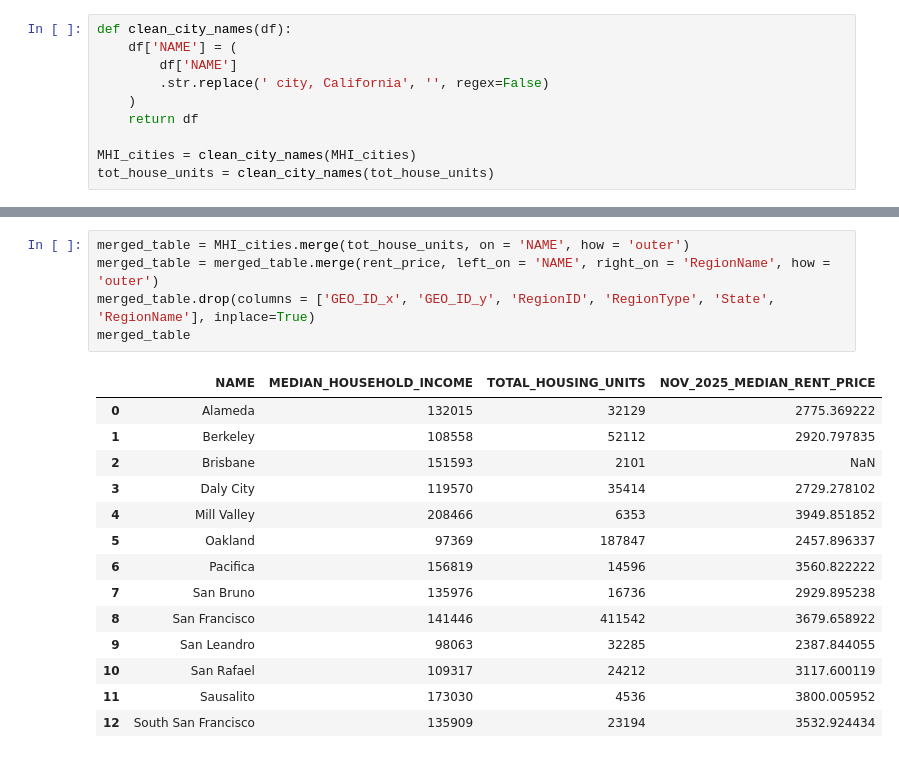
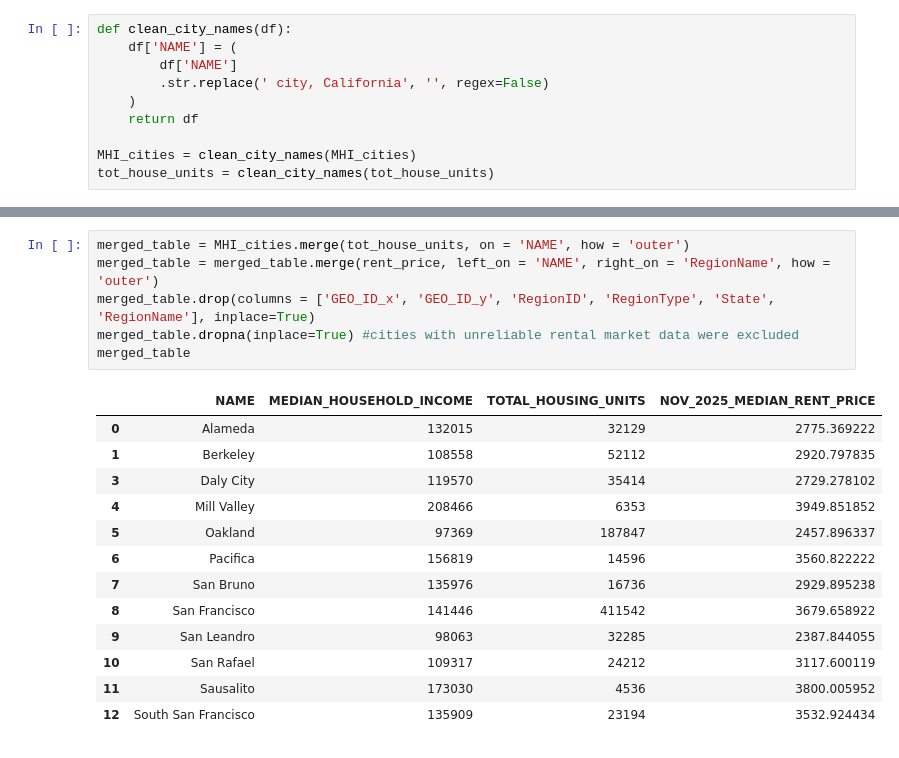
Before and after one commit to jagresti/remote-work-housing, a Jupyter notebook: city_data.ipynb, the cells around one changed output, grey strips where cells are left out. Cells and saved outputs as stored; diff of their text form.

```diff
--- a/city_data.ipynb
+++ b/city_data.ipynb
@@ -233,13 +227,13 @@ rent_price
 # %%
 merged_table = MHI_cities.merge(tot_house_units, on = 'NAME', how = 'outer')
 merged_table = merged_table.merge(rent_price, left_on = 'NAME', right_on = 'RegionName', how = 'outer')
 merged_table.drop(columns = ['GEO_ID_x', 'GEO_ID_y', 'RegionID', 'RegionType', 'State', 'RegionName'], inplace=True)
+merged_table.dropna(inplace=True) #cities with unreliable rental market data were excluded
 merged_table
 # %% [output]
 |  | NAME | MEDIAN_HOUSEHOLD_INCOME | TOTAL_HOUSING_UNITS | NOV_2025_MEDIAN_RENT_PRICE |
 | 0 | Alameda | 132015 | 32129 | 2775.369222 |
 | 1 | Berkeley | 108558 | 52112 | 2920.797835 |
-| 2 | Brisbane | 151593 | 2101 | NaN |
 | 3 | Daly City | 119570 | 35414 | 2729.278102 |
 | 4 | Mill Valley | 208466 | 6353 | 3949.851852 |
 | 5 | Oakland | 97369 | 187847 | 2457.896337 |
```
Also changed, not shown: parts of 23 cells of this notebook, 1 other file.
